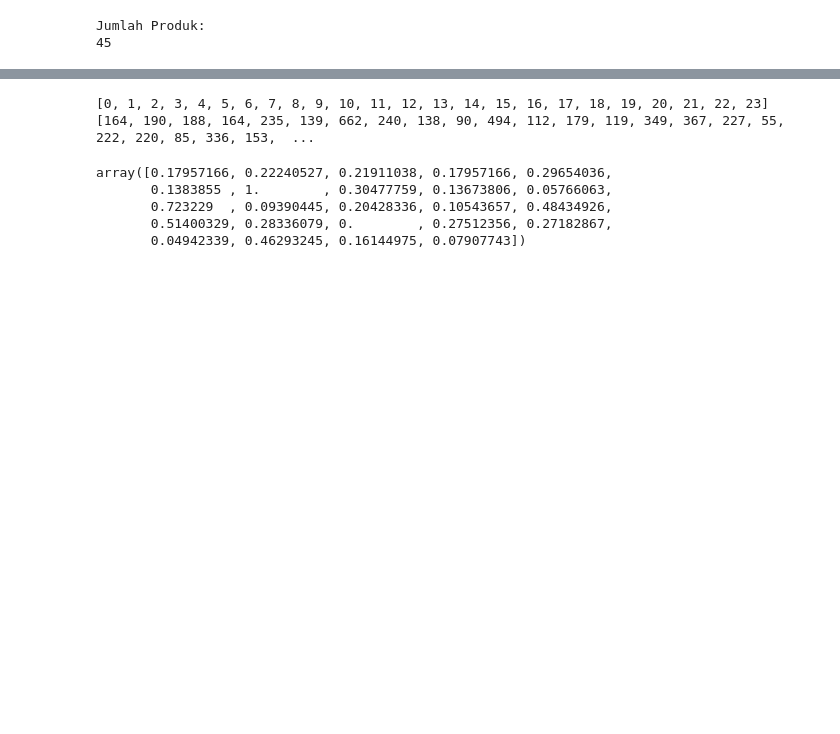
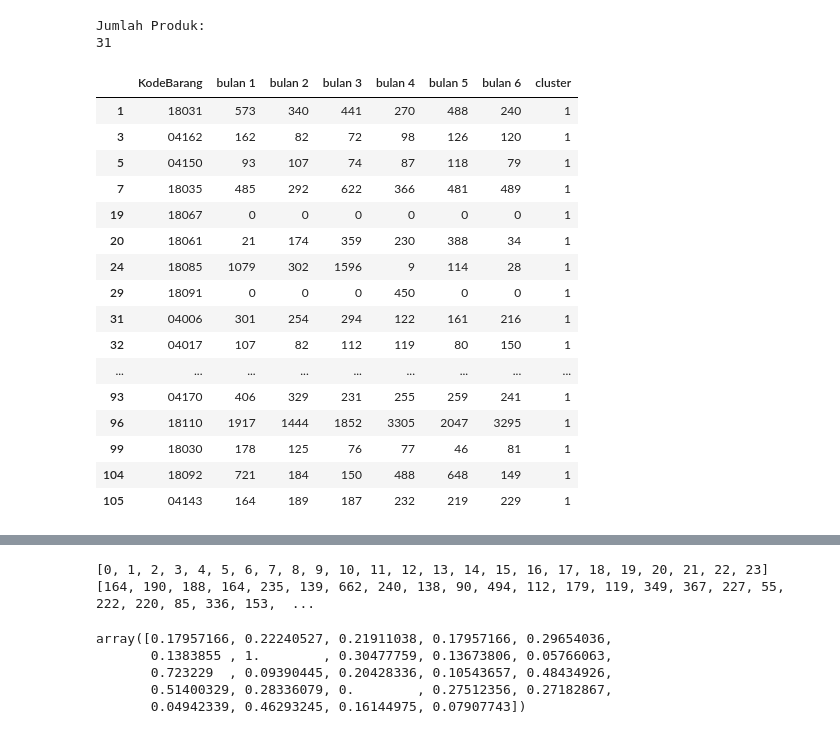
Before and after one commit to IritaSee/product_performance_blstm, a Jupyter notebook: product_test.ipynb, the cells around one changed output, grey strips where cells are left out. Saved outputs shown, nothing was run; the diff lists cells and outputs as text; code cells hidden in the pictures; blank space fills up the shorter version.

```diff
--- a/product_test.ipynb
+++ b/product_test.ipynb
@@ -23,0 +25,4 @@ data
+# %%
+clusters=pd.read_excel('dataset_new.xlsx',sheet_name='train')
+clusters=clusters['cluster']
+clusters
@@ -23,0 +42,3 @@ data
+# %%
+data['cluster']=clusters
+data
@@ -26,7 +61,27 @@ model=tf.keras.models.load_model('cluster1.h5')
 # %%
-c1 = data.query("Cluster == 1")
+c1 = data.query("cluster == 1")
 print("Jumlah Produk:")
-print(c1['Kode Produk'].size)
+print(c1['KodeBarang'].size)
 # %% [output]
 Jumlah Produk:
-45
+31
+# %%
+c1
+# %% [output]
+|  | KodeBarang | bulan 1 | bulan 2 | bulan 3 | bulan 4 | bulan 5 | bulan 6 | cluster |
+| 1 | 18031 | 573 | 340 | 441 | 270 | 488 | 240 | 1 |
+| 3 | 04162 | 162 | 82 | 72 | 98 | 126 | 120 | 1 |
+| 5 | 04150 | 93 | 107 | 74 | 87 | 118 | 79 | 1 |
+| 7 | 18035 | 485 | 292 | 622 | 366 | 481 | 489 | 1 |
+| 19 | 18067 | 0 | 0 | 0 | 0 | 0 | 0 | 1 |
+| 20 | 18061 | 21 | 174 | 359 | 230 | 388 | 34 | 1 |
+| 24 | 18085 | 1079 | 302 | 1596 | 9 | 114 | 28 | 1 |
+| 29 | 18091 | 0 | 0 | 0 | 450 | 0 | 0 | 1 |
+| 31 | 04006 | 301 | 254 | 294 | 122 | 161 | 216 | 1 |
+| 32 | 04017 | 107 | 82 | 112 | 119 | 80 | 150 | 1 |
+| ... | ... | ... | ... | ... | ... | ... | ... | ... |
+| 93 | 04170 | 406 | 329 | 231 | 255 | 259 | 241 | 1 |
+| 96 | 18110 | 1917 | 1444 | 1852 | 3305 | 2047 | 3295 | 1 |
+| 99 | 18030 | 178 | 125 | 76 | 77 | 46 | 81 | 1 |
+| 104 | 18092 | 721 | 184 | 150 | 488 | 648 | 149 | 1 |
+| 105 | 04143 | 164 | 189 | 187 | 232 | 219 | 229 | 1 |
```
Also changed, not shown: parts of 6 cells of this notebook.
